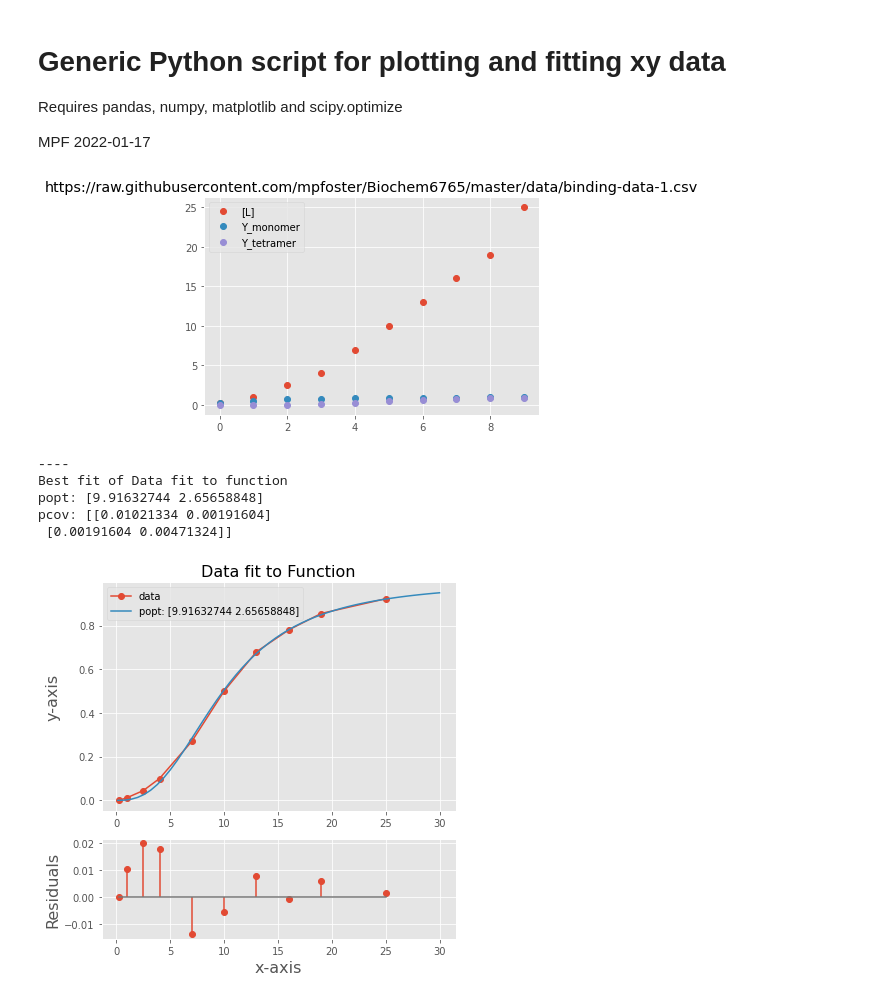
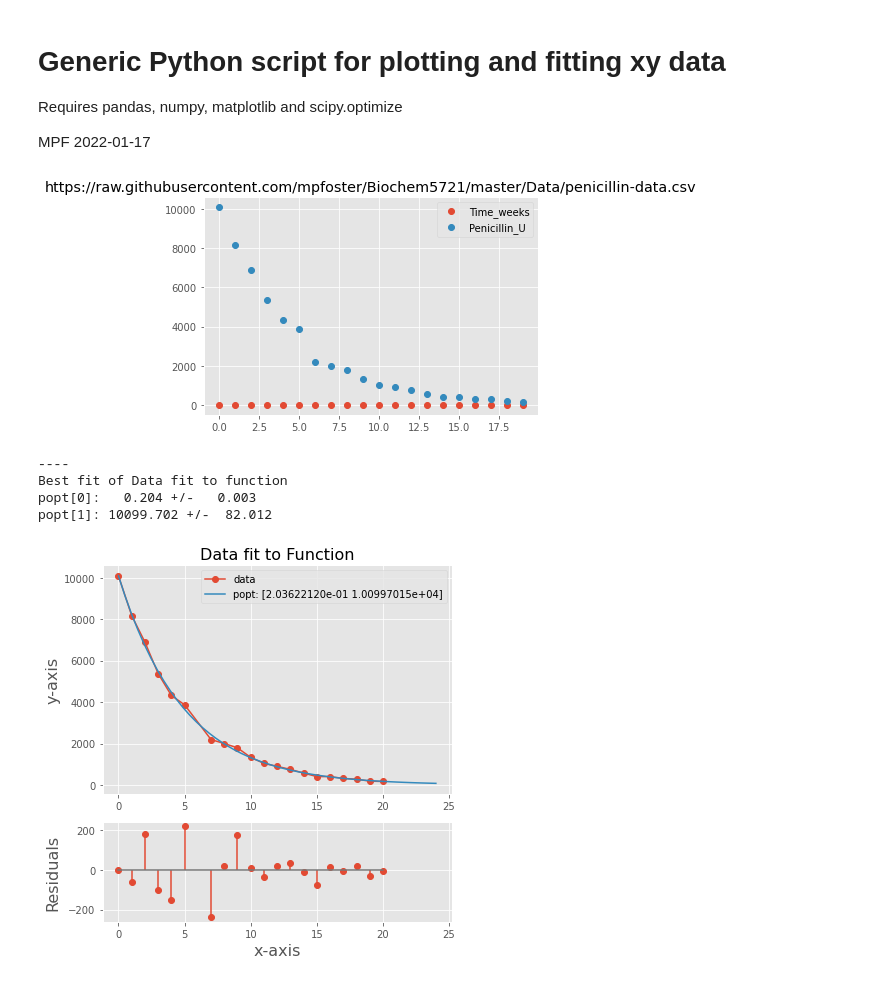
Before and after one commit to mpfoster/Biochem6765, a Jupyter notebook: pd_fit_xy+residuals.ipynb, the cells around one changed output. Drawn from its saved outputs; the diff is of its cells as text; code cells hidden in the pictures.

```diff
--- a/pd_fit_xy+residuals.ipynb
+++ b/pd_fit_xy+residuals.ipynb
@@ -15,23 +15,25 @@ import matplotlib.pyplot as plt
 import scipy.optimize as opt
 
 # Read data file using pandas
-fname = 'file.csv' # specify here the file name, or URL
-fname = 'https://raw.githubusercontent.com/mpfoster/Biochem6765/master/data/binding-data-1.csv'
+fname = 'hb+o2.csv' # specify here the file name, or URL
+#fname = 'https://raw.githubusercontent.com/mpfoster/Biochem6765/master/data/titration2.csv'
+fname = 'https://raw.githubusercontent.com/mpfoster/Biochem5721/master/Data/penicillin-data.csv'
 skiprows = None # number of rows in file to skip; default = None
-nrows = None # total numer of data rows to read; default = None
+nrows = None # total numer of data rows to read; default = None means all
 
-# specify x and y columns to fit:
-xcol = 0 # column number for x values; 0 is first column.
-ycol = 2 # column num with y values
+# specify x and y columns numbers with data to fit:
+xcol = 0 # column number for x values
+ycol = 1 # column num with y values
 
 # this might need modified based on format of input file
-df = pd.read_csv(fname, comment = '#', skiprows=None, nrows=None)
+df = pd.read_csv(fname, comment = '#', skiprows=skiprows, nrows=nrows)
 
 # plot all data in the table
 df.plot(style='o')
 plt.title(fname)
 plt.show()
 
+# define xy data
 xval = df.iloc[:,xcol]
 yval = df.iloc[:,ycol]
 
@@ -56,14 +58,28 @@ print(y) # would print the result (3, in this case)
 '''
 
 # function definition
-def myfunc(x, Kd):
+def hyperbolic(x, Kd):
   return x/(x+Kd) # this is the binding hyperbolic
 
-vars = 1 # initial values of variables for myfunc
+def hilleq(x, Kd,n):
+  return x**n/(x**n+Kd**n) # this is the Hill eq
+vars = 1,1 # initial values of variables for myfunc
 
-def myfunc(x, Kd,n):
-  return x**n/(x**n+Kd**n) # this is the Hill eq
+def quadratic(x, Kd,n):
+  Mt = 10e-6 # [total macromolecule] be specified; assumed constant
+  b = Mt + Kd + x
+  a = 1
+  c = x * Mt # x: [total ligand]
+  Y = (b - np.sqrt(b**2 - 4*a*c))/2/Mt # # quadractic binding eq
+  return Y
+vars = 1e-6,10 # initial values of variables for myfunc
 
+def expdecay(x,k, A):
+  return A*np.exp(-k*x)
+vars = 1,1
+
+## specify function to be used, and starting parameters:
+myfunc = expdecay
 vars = 1,1 # initial values of variables for myfunc
 
 # optional customizations:
@@ -86,8 +102,11 @@ plotfile = '' # options are 'pdf', 'png' or 'svg'; blank just prints to screen
 popt,pcov = opt.curve_fit(myfunc,x,y, vars)
 print('----')
 print('Best fit of Data fit to function')
-print("popt:", popt)
-print("pcov:", pcov)
+#print("popt:", popt)
+#print("pcov:", pcov)
+for p in range(0,len(popt)):
+  print(f'popt[{p}]: {popt[p]:7.3f} +/- {pcov[p,p]**0.5:7.3f}')
+
 residual = y - myfunc(x,*popt)
 
 xcalc = np.linspace(0.5*min(x), 1.2*max(x))
@@ -105,35 +124,34 @@ ax2 = plt.subplot2grid((3, 1), (2, 0), rowspan=1, sharex=ax1)
 # plot data
 ax1.plot(x,y,marker, label='data')
 # plot best-fit line
 ax1.plot(xcalc,ycalc, label='popt: ' + str(popt))
 # add labels
 ax1.set_title('Data fit to Function', fontsize=fontsize)
 ax1.set_ylabel(ylab,fontsize=fontsize)
 ax1.legend()
 
 # plot residuals
 ax2.stem(x,residual, use_line_collection=True)
 # add labels
 ax2.set_xlabel(xlab,fontsize=fontsize)
 ax2.set_ylabel('Residuals',fontsize=fontsize)
 
 fig.tight_layout()
 fig.align_ylabels()
 
 # save output?
 if plotfile == 'png':
   plt.savefig('plot.png', dpi=300)
 elif plotfile == 'pdf':
   plt.savefig('plot.pdf')
 elif plotfile == 'svg':
   plt.savefig('plot.svg')
 else:
   plt.show()
 # %% [output]
-[figure, old version]
+[figure, new version]
 ----
 Best fit of Data fit to function
-popt: [9.91632744 2.65658848]
-pcov: [[0.01021334 0.00191604]
- [0.00191604 0.00471324]]
+popt[0]:   0.204 +/-   0.003
+popt[1]: 10099.702 +/-  82.012
-[figure, old version]
+[figure, new version]
```
